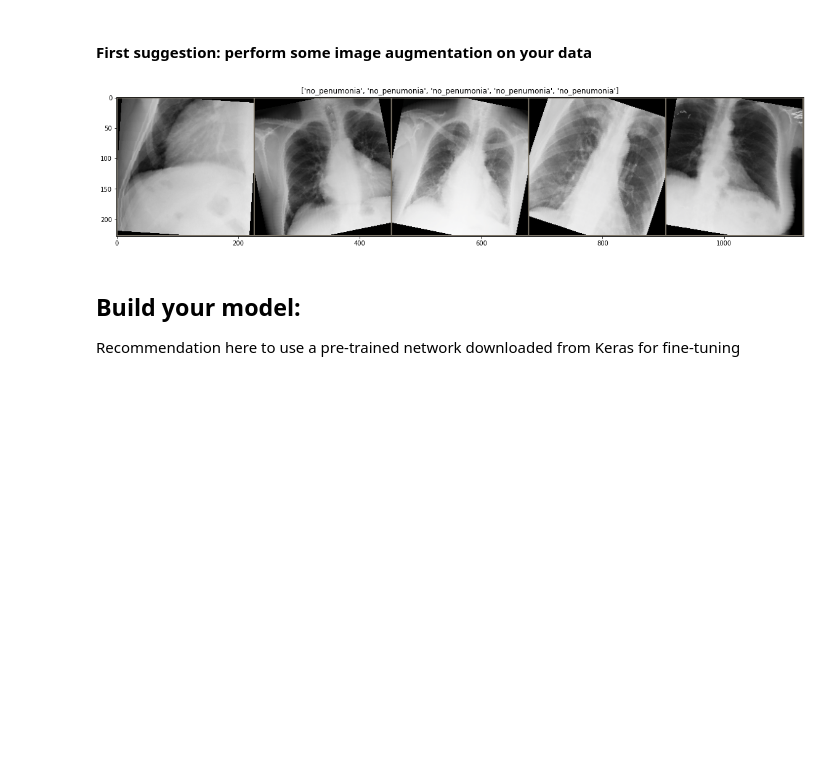
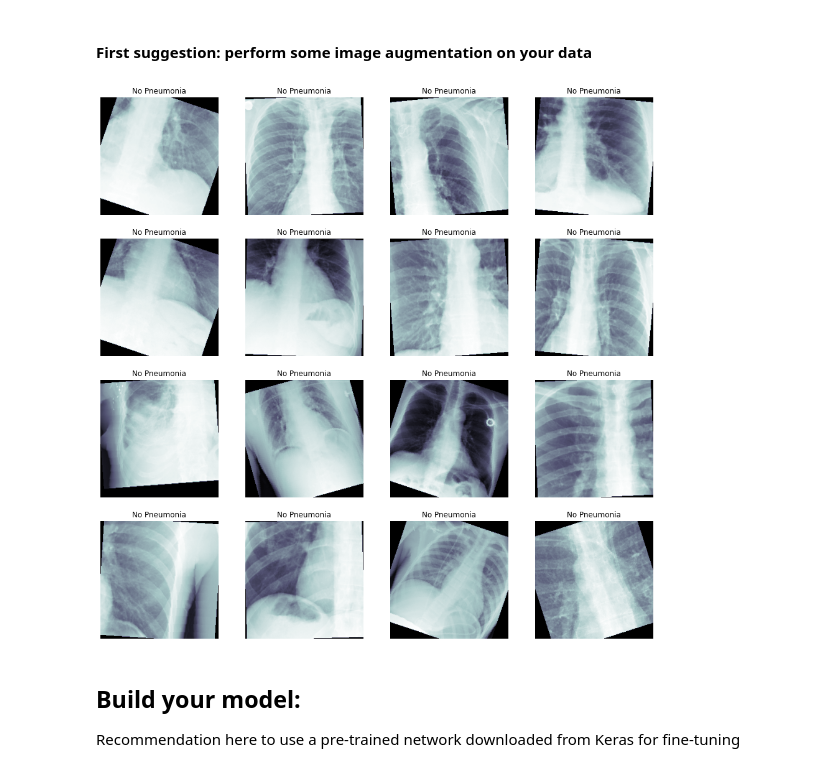
Before and after one commit to maurodsantos/AIHCND_C2_Starter, a Jupyter notebook: Build and train model.ipynb, the cells around one changed output. Saved outputs shown, nothing was run; the diff lists cells and outputs as text; code cells hidden in the pictures; blank space fills up the shorter version.

```diff
--- a/Build and train model.ipynb
+++ b/Build and train model.ipynb
@@ -60,7 +60,7 @@ Torchvision Version:  0.11.1+cu113
 def load_xray_data():
     """ load data and preprocess required fields"""
     df = pd.read_csv('data/Data_Entry_2017.csv')
-
+    df = df.iloc[0:math.floor(len(df)/4), :]
     def convert(x):
         """assume that the first number is incorrect for ages above 110"""
         if x > 110:
@@ -70,9 +70,9 @@ def load_xray_data():
     # convert ages above 110 to lower ages by assuming and non-random consisting error in the data-collection process.
     df['Patient Age'] = df['Patient Age'].apply(lambda x: convert(x))
 
-    disease_labels = np.unique(list(chain(*df['Finding Labels'].map(lambda x: x.split('|')).tolist())))
+    disease_labels_aux = np.unique(list(chain(*df['Finding Labels'].map(lambda x: x.split('|')).tolist())))
 
-    for label in disease_labels:
+    for label in disease_labels_aux:
         df[label] = df['Finding Labels'].map(lambda x: 1 if label in x else 0)
 
     all_image_paths = {os.path.basename(x): x for x in
@@ -80,8 +80,9 @@ def load_xray_data():
     print('Scans found:', len(all_image_paths), ', Total Headers', df.shape[0])
     df['path'] = df['Image Index'].map(all_image_paths.get)
 
-    print(df)
-    return df, disease_labels
+    display(df)
+    return df, disease_labels_aux
+
 
 xray_df, disease_labels = load_xray_data()
 # %% [output]
@@ -254,42 +247,23 @@ val_gen = make_val_gen(val_data, 64)
 #valX, valY = next(iter(val_gen))
 # %%
-train_gen = make_train_gen(train_data,5,my_image_augmentation(True))
+train_gen = make_train_gen(train_data,20,my_image_augmentation())
 # trainX, trainY = next(iter(train_gen))
 # %%
 ## May want to look at some examples of our augmented training data.
 ## This is helpful for understanding the extent to which data is being manipulated prior to training,
 ## and can be compared with how the raw data look prior to augmentation
 
-# t_x, t_y = next(iter(train_gen))
-# fig, m_axs = plt.subplots(4, 4, figsize = (16, 16))
-# for (c_x, c_y, c_ax) in zip(t_x, t_y, m_axs.flatten()):
-#     c_ax.imshow(c_x[:,:,0], cmap = 'bone')
-#     if c_y == 1:
-#         c_ax.set_title('Pneumonia')
-#     else:
-#         c_ax.set_title('No Pneumonia')
-#     c_ax.axis('off')
-class_names={0:'no_penumonia',1:'pneumonia'}
-import torchvision
-def imshow(inp, title=None):
-    """Imshow for Tensor."""
-    fix = plt.figure(figsize=(20,20))
-    inp = inp.numpy().transpose((1, 2, 0))
-    mean = np.array([0.485, 0.456, 0.406])
-    std = np.array([0.229, 0.224, 0.225])
-    inp = std * inp + mean
-    inp = np.clip(inp, 0, 1)
-    plt.imshow(inp)
-    if title is not None:
-        plt.title(title)
-    plt.pause(0.001)  # pause a bit so that plots are updated
-# Get a batch of training data
-inputs, classes = next(iter(train_gen))
-# Make a grid from batch
-out = torchvision.utils.make_grid(inputs)
-imshow(out,title=[class_names[x] for x in classes.numpy()])
+t_x, t_y = next(iter(train_gen))
+fig, m_axs = plt.subplots(4, 4, figsize = (16, 16))
+for (c_x, c_y, c_ax) in zip(t_x, t_y, m_axs.flatten()):
+    c_ax.imshow(c_x[0,:,:], cmap = 'bone')
+    if c_y == 1:
+        c_ax.set_title('Pneumonia')
+    else:
+        c_ax.set_title('No Pneumonia')
+    c_ax.axis('off')
 # %% [output]
-[figure, old version]
+[figure, new version]
 # %% [markdown]
 ## Build your model:
 
```
Also changed, not shown: parts of 23 cells of this notebook, 3 other files.
